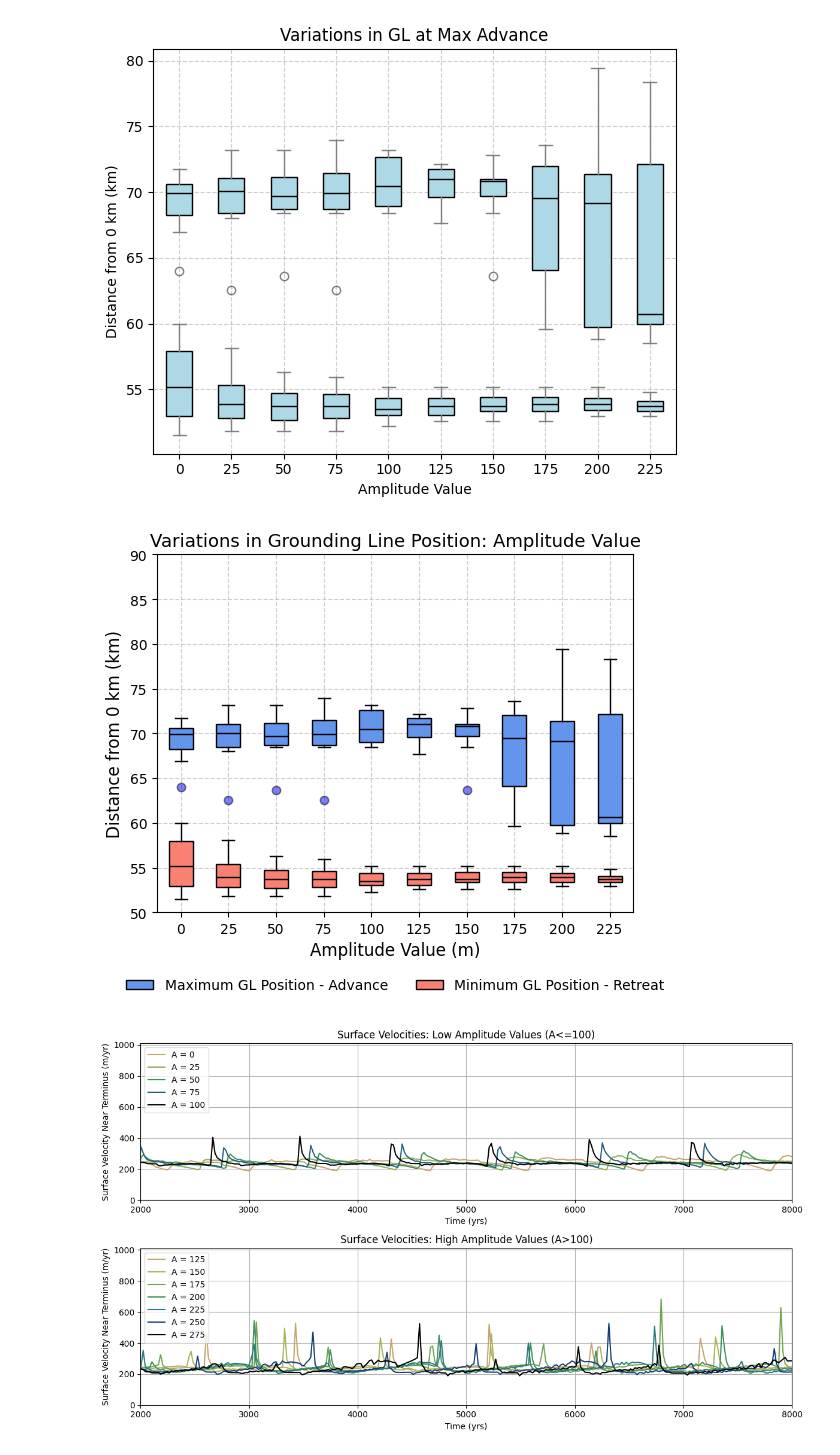
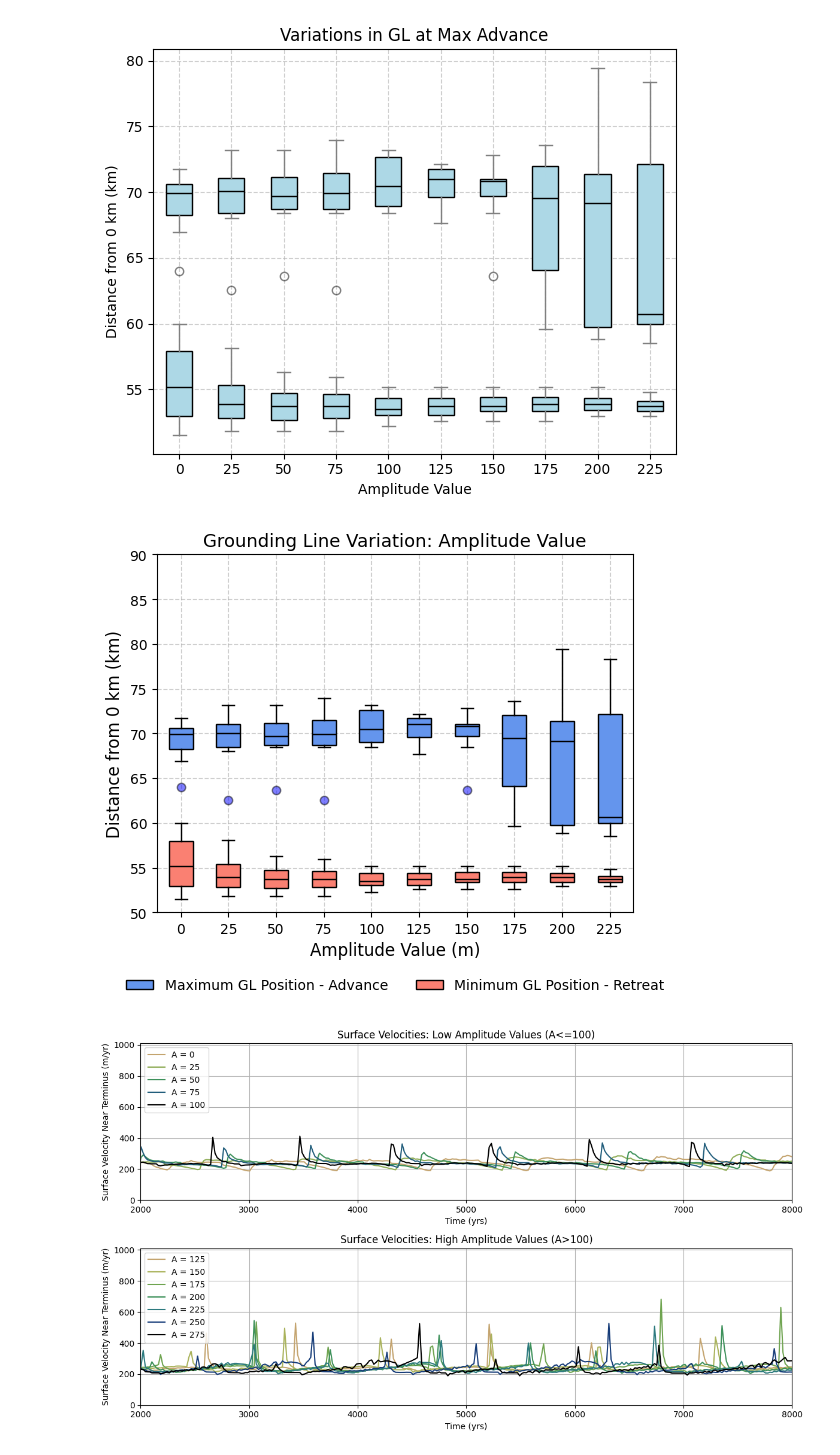
Before and after one commit to ktlix2ski/brinkmodeltest, a Jupyter notebook: Analysis/Amplitude_Tests.ipynb, the cells around one changed output. Saved outputs shown, nothing was run; the diff lists cells and outputs as text; code cells hidden in the pictures.

```diff
--- a/Analysis/Amplitude_Tests.ipynb
+++ b/Analysis/Amplitude_Tests.ipynb
@@ -1370,35 +1552,35 @@ plt.show()
 # %%
 fig, ax = plt.subplots(figsize=(6, 5))
 
 D2 = ax.boxplot(RetPos_list, patch_artist=True,
            boxprops=dict(facecolor='salmon'),
            medianprops=dict(color='black'),
            whiskerprops=dict(color='black'),
            capprops=dict(color='black'),
            flierprops=dict(marker='o', markerfacecolor='salmon', alpha=0.5))
 
 D1 = ax.boxplot(ExtPos_list, patch_artist=True,
            boxprops=dict(facecolor='cornflowerblue'),
            medianprops=dict(color='black'),
            whiskerprops=dict(color='black'),
            capprops=dict(color='black'),
            flierprops=dict(marker='o', markerfacecolor='blue', alpha=0.5))
 
-ax.set_title("Variations in Grounding Line Position: Amplitude Value", fontsize = 13)
+ax.set_title("Grounding Line Variation: Amplitude Value", fontsize = 13)
 ax.set_ylabel("Distance from 0 km (km)", fontsize = 12)
 ax.set_xlabel("Amplitude Value (m)", fontsize = 12)
 ax.legend([D1["boxes"][0], D2["boxes"][0]], ['Maximum GL Position - Advance', 'Minimum GL Position - Retreat'], loc='upper center', bbox_to_anchor=(0.5, -0.15),
           ncol=2, frameon=False)
 ax.set_xticks(np.arange(1, len(AMPs) + 1))
 ax.set_xticklabels(AMPs)
 ax.grid(True, linestyle='--', alpha=0.6)
 plt.tight_layout()
 ax.set_ylim(50,90)
 plt.show()
 
 fig.savefig("/media/kayatroyer/KayaDrive/Thesis/Figures/Results/ModelPlots/Amplitude/Relationship_Plots/GL_Variation_Amp.svg", format ="svg", bbox_inches='tight')
 # %% [output]
-[figure, old version]
+[figure, new version]
 # %%
 
 surf_vels =[us_dict0, us_dict25, us_dict50, us_dict75, us_dict100, us_dict125, us_dict150, us_dict175, us_dict200, us_dict225, us_dict250, us_dict275]
```
Also changed, not shown: parts of 17 cells of this notebook, 7 other files.
